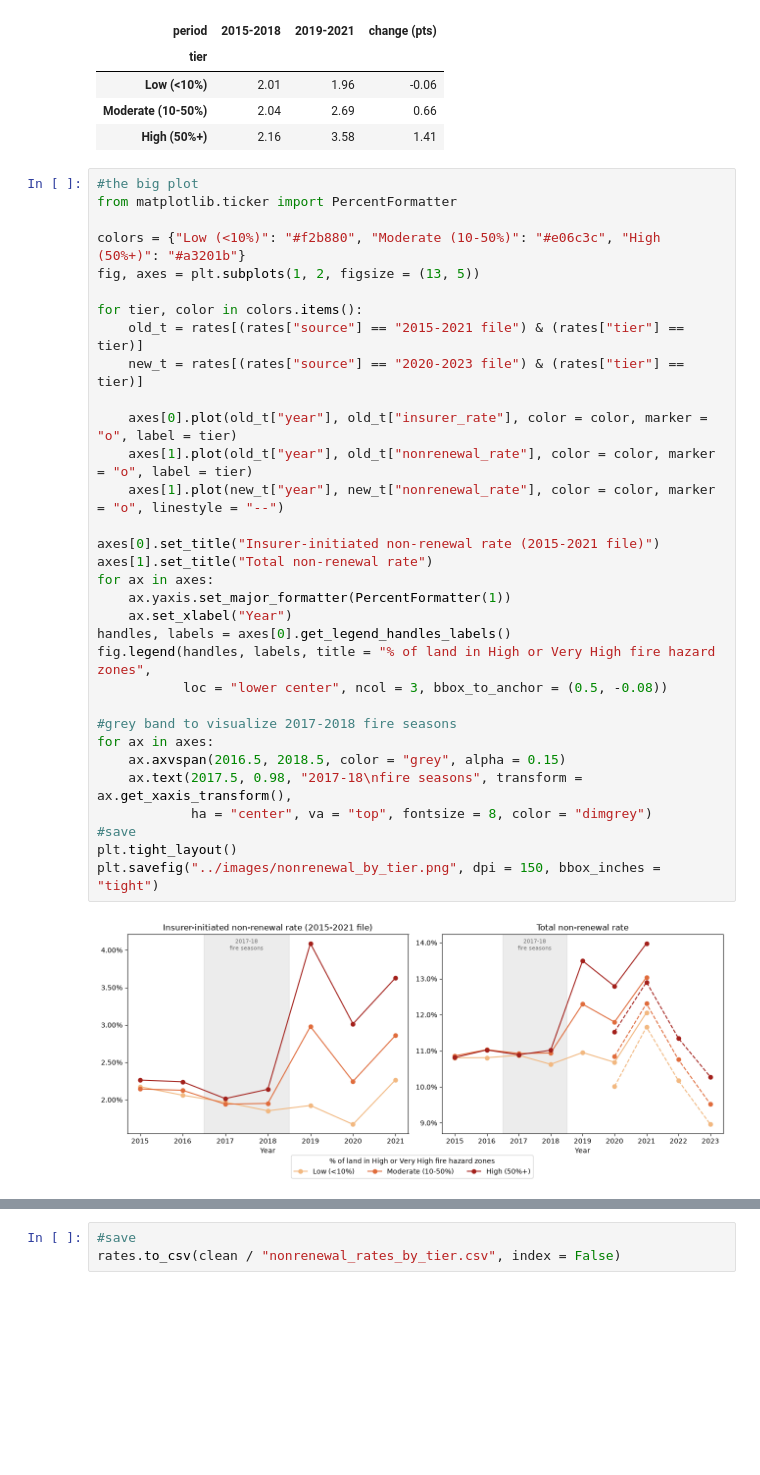
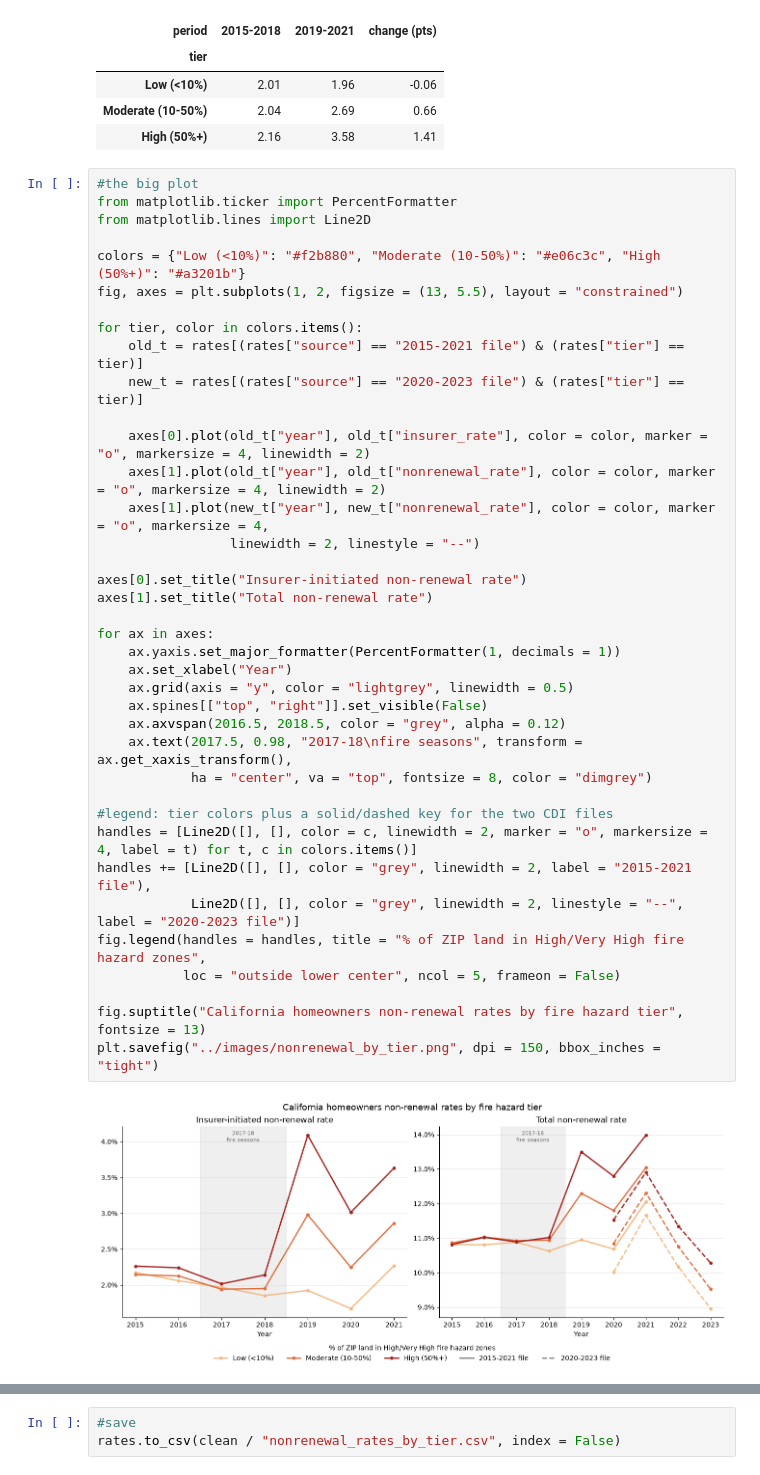
Before and after one commit to shaneghim/wildfirenonrenewals, a Jupyter notebook: 4_nonrenewals_byhazard.ipynb, the cells around one changed output, grey strips where cells are left out. Drawn from its saved outputs; the diff is of its cells as text; blank space fills up the shorter version.

```diff
--- a/4_nonrenewals_byhazard.ipynb
+++ b/4_nonrenewals_byhazard.ipynb
@@ -130,34 +130,40 @@ table["change (pts)"] = table["2019-2021"] - table["2015-2018"]
 # %%
 #the big plot
 from matplotlib.ticker import PercentFormatter
+from matplotlib.lines import Line2D
 
 colors = {"Low (<10%)": "#f2b880", "Moderate (10-50%)": "#e06c3c", "High (50%+)": "#a3201b"}
-fig, axes = plt.subplots(1, 2, figsize = (13, 5))
+fig, axes = plt.subplots(1, 2, figsize = (13, 5.5), layout = "constrained")
 
 for tier, color in colors.items():
     old_t = rates[(rates["source"] == "2015-2021 file") & (rates["tier"] == tier)]
     new_t = rates[(rates["source"] == "2020-2023 file") & (rates["tier"] == tier)]
 
-    axes[0].plot(old_t["year"], old_t["insurer_rate"], color = color, marker = "o", label = tier)
-    axes[1].plot(old_t["year"], old_t["nonrenewal_rate"], color = color, marker = "o", label = tier)
-    axes[1].plot(new_t["year"], new_t["nonrenewal_rate"], color = color, marker = "o", linestyle = "--")
+    axes[0].plot(old_t["year"], old_t["insurer_rate"], color = color, marker = "o", markersize = 4, linewidth = 2)
+    axes[1].plot(old_t["year"], old_t["nonrenewal_rate"], color = color, marker = "o", markersize = 4, linewidth = 2)
+    axes[1].plot(new_t["year"], new_t["nonrenewal_rate"], color = color, marker = "o", markersize = 4,
+                 linewidth = 2, linestyle = "--")
 
-axes[0].set_title("Insurer-initiated non-renewal rate (2015-2021 file)")
+axes[0].set_title("Insurer-initiated non-renewal rate")
 axes[1].set_title("Total non-renewal rate")
+
 for ax in axes:
-    ax.yaxis.set_major_formatter(PercentFormatter(1))
+    ax.yaxis.set_major_formatter(PercentFormatter(1, decimals = 1))
     ax.set_xlabel("Year")
-handles, labels = axes[0].get_legend_handles_labels()
-fig.legend(handles, labels, title = "% of land in High or Very High fire hazard zones",
-           loc = "lower center", ncol = 3, bbox_to_anchor = (0.5, -0.08))
-
-#grey band to visualize 2017-2018 fire seasons
-for ax in axes:
-    ax.axvspan(2016.5, 2018.5, color = "grey", alpha = 0.15)
+    ax.grid(axis = "y", color = "lightgrey", linewidth = 0.5)
+    ax.spines[["top", "right"]].set_visible(False)
+    ax.axvspan(2016.5, 2018.5, color = "grey", alpha = 0.12)
     ax.text(2017.5, 0.98, "2017-18\nfire seasons", transform = ax.get_xaxis_transform(),
             ha = "center", va = "top", fontsize = 8, color = "dimgrey")
-#save
-plt.tight_layout()
+
+#legend: tier colors plus a solid/dashed key for the two CDI files
+handles = [Line2D([], [], color = c, linewidth = 2, marker = "o", markersize = 4, label = t) for t, c in colors.items()]
+handles += [Line2D([], [], color = "grey", linewidth = 2, label = "2015-2021 file"),
+            Line2D([], [], color = "grey", linewidth = 2, linestyle = "--", label = "2020-2023 file")]
+fig.legend(handles = handles, title = "% of ZIP land in High/Very High fire hazard zones",
+           loc = "outside lower center", ncol = 5, frameon = False)
+
+fig.suptitle("California homeowners non-renewal rates by fire hazard tier", fontsize = 13)
 plt.savefig("../images/nonrenewal_by_tier.png", dpi = 150, bbox_inches = "tight")
 # %% [output]
-[figure, old version]
+[figure, new version]
```
Also changed, not shown: parts of 1 cell of this notebook, 4 other files.
